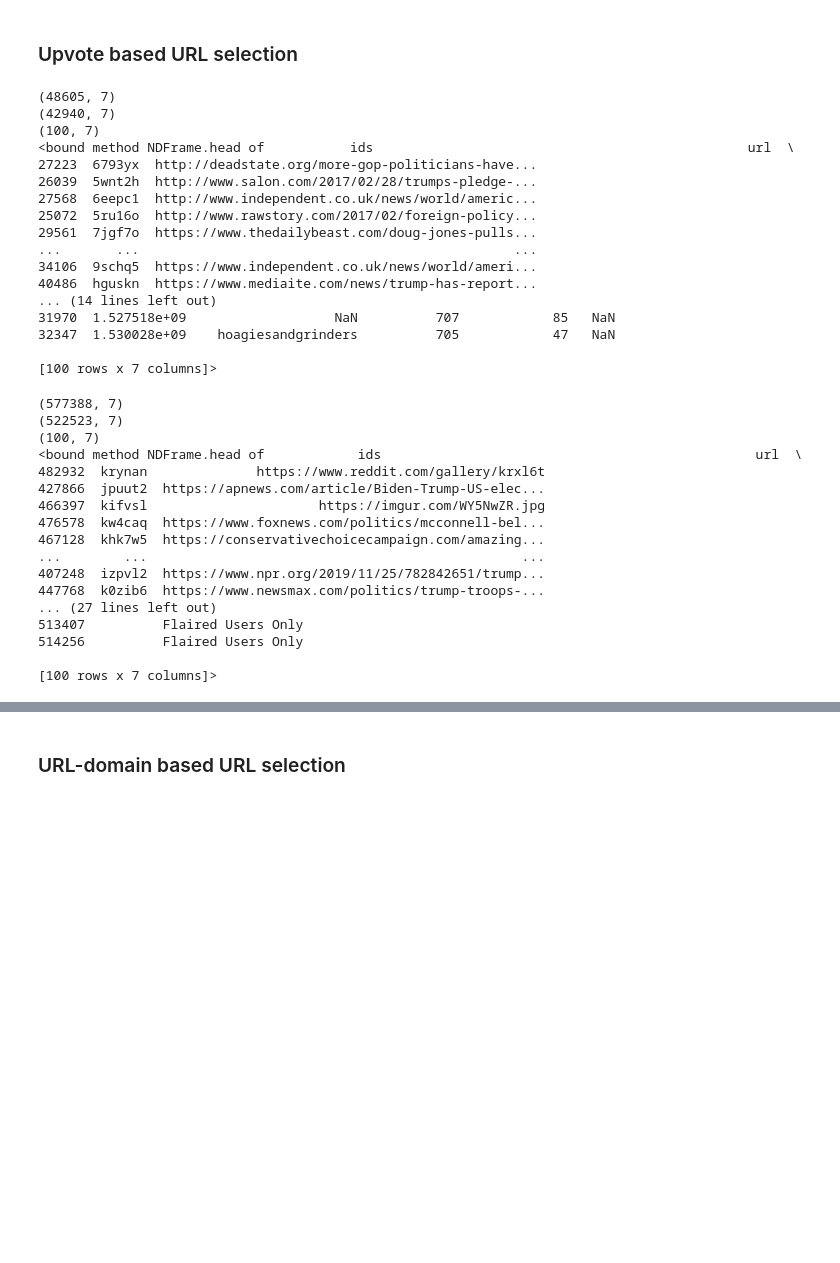
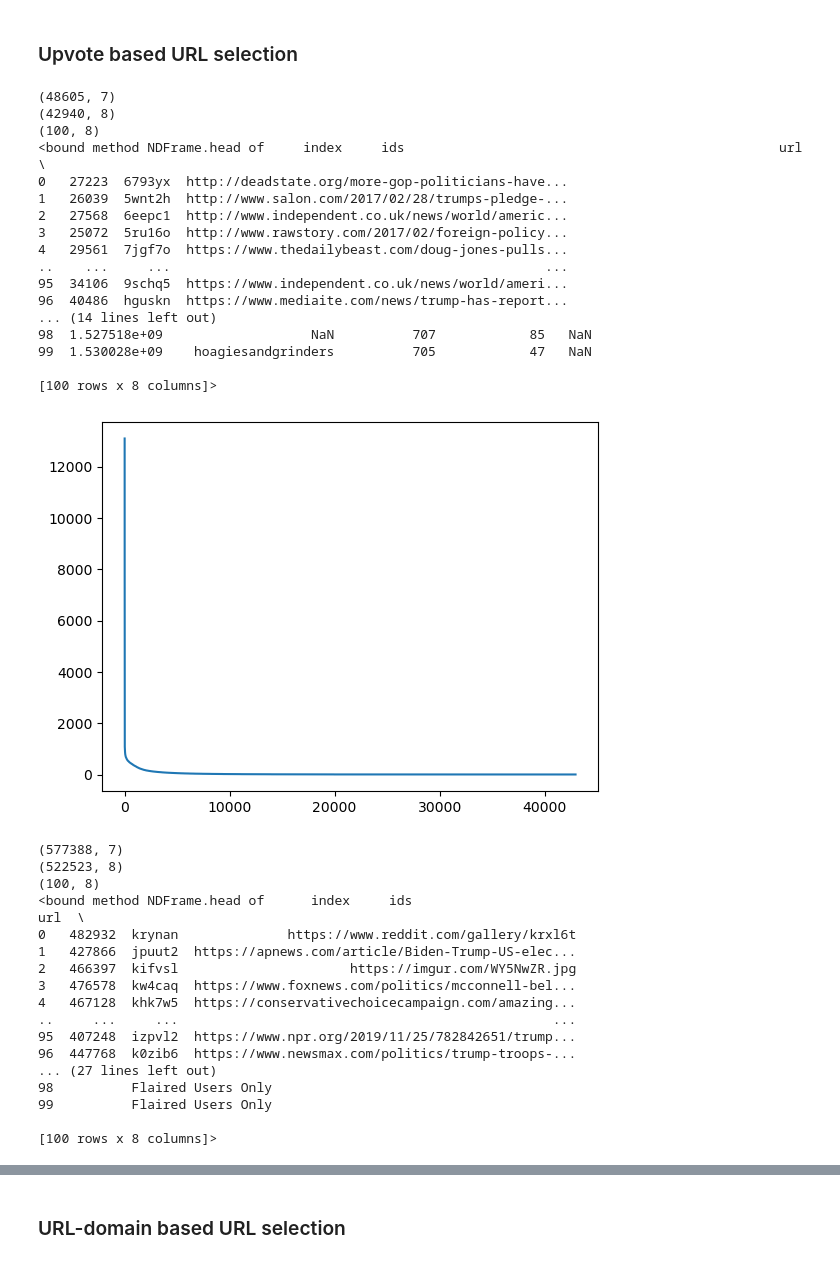
Before and after one commit to ADCLab/RedditIdeologyDB, a Jupyter notebook: Exploratory Data Analysis.ipynb, the cells around one changed output, grey strips where cells are left out. Drawn from its saved outputs; the diff is of its cells as text; code cells hidden in the pictures; blank space fills up the shorter version.

Commit message:
upvote and url_domain distribution plots added

```diff
--- a/Exploratory Data Analysis.ipynb
+++ b/Exploratory Data Analysis.ipynb
@@ -8,6 +11,7 @@ import tldextract
 # %%
 def get_upvoted_URLs(df, n):
     df = df.sort_values(by="num_upvotes", ascending=False)
+    df = df.reset_index()
     df_upvote = df[df.num_upvotes > 0]
     df_upvote_topn = df_upvote[:n]
 
@@ -24,22 +28,28 @@ lib_df_upvote.to_csv("../ids_urls_submission_Liberal_from_1241293173_to_16283087
 lib_df_upvote_top100.to_csv("../ids_urls_submission_Liberal_from_1241293173_to_1628308799_UpvotesOnlyTop100.csv")
 # %% [output]
 (48605, 7)
-(42940, 7)
-(100, 7)
-<bound method NDFrame.head of           ids                                                url  \
-27223  6793yx  http://deadstate.org/more-gop-politicians-have...
-26039  5wnt2h  http://www.salon.com/2017/02/28/trumps-pledge-...
-27568  6eepc1  http://www.independent.co.uk/news/world/americ...
-25072  5ru16o  http://www.rawstory.com/2017/02/foreign-policy...
-29561  7jgf7o  https://www.thedailybeast.com/doug-jones-pulls...
-...       ...                                                ...
-34106  9schq5  https://www.independent.co.uk/news/world/ameri...
-40486  hguskn  https://www.mediaite.com/news/trump-has-report...
+(42940, 8)
+(100, 8)
+<bound method NDFrame.head of     index     ids                                                url  \
+0   27223  6793yx  http://deadstate.org/more-gop-politicians-have...
+1   26039  5wnt2h  http://www.salon.com/2017/02/28/trumps-pledge-...
+2   27568  6eepc1  http://www.independent.co.uk/news/world/americ...
+3   25072  5ru16o  http://www.rawstory.com/2017/02/foreign-policy...
+4   29561  7jgf7o  https://www.thedailybeast.com/doug-jones-pulls...
+..    ...     ...                                                ...
+95  34106  9schq5  https://www.independent.co.uk/news/world/ameri...
+96  40486  hguskn  https://www.mediaite.com/news/trump-has-report...
 ... (14 lines left out)
-31970  1.527518e+09                   NaN          707            85   NaN
-32347  1.530028e+09    hoagiesandgrinders          705            47   NaN
+98  1.527518e+09                   NaN          707            85   NaN
+99  1.530028e+09    hoagiesandgrinders          705            47   NaN
 
-[100 rows x 7 columns]>
+[100 rows x 8 columns]>
+# %%
+# plot lib upvote distribution
+lib_df_upvote.num_upvotes.plot.line()
+plt.show()
+# %% [output]
+[figure, added]
 # %%
 # Conservative data
 con_df = pd.read_csv("../ids_urls_submission_Conservative_from_1202154642_to_1628308799.csv")
@@ -52,19 +62,19 @@ con_df_upvote.to_csv("../ids_urls_submission_Conservative_from_1202154642_to_162
 con_df_upvote_top100.to_csv("../ids_urls_submission_Conservative_from_1202154642_to_1628308799_UpvotesOnlyTop100.csv")
 # %% [output]
 (577388, 7)
-(522523, 7)
-(100, 7)
-<bound method NDFrame.head of            ids                                                url  \
-482932  krynan              https://www.reddit.com/gallery/krxl6t
-427866  jpuut2  https://apnews.com/article/Biden-Trump-US-elec...
-466397  kifvsl                      https://imgur.com/WY5NwZR.jpg
-476578  kw4caq  https://www.foxnews.com/politics/mcconnell-bel...
-467128  khk7w5  https://conservativechoicecampaign.com/amazing...
-...        ...                                                ...
-407248  izpvl2  https://www.npr.org/2019/11/25/782842651/trump...
-447768  k0zib6  https://www.newsmax.com/politics/trump-troops-...
+(522523, 8)
+(100, 8)
+<bound method NDFrame.head of      index     ids                                                url  \
+0   482932  krynan              https://www.reddit.com/gallery/krxl6t
+1   427866  jpuut2  https://apnews.com/article/Biden-Trump-US-elec...
+2   466397  kifvsl                      https://imgur.com/WY5NwZR.jpg
+3   476578  kw4caq  https://www.foxnews.com/politics/mcconnell-bel...
+4   467128  khk7w5  https://conservativechoicecampaign.com/amazing...
+..     ...     ...                                                ...
+95  407248  izpvl2  https://www.npr.org/2019/11/25/782842651/trump...
+96  447768  k0zib6  https://www.newsmax.com/politics/trump-troops-...
 ... (27 lines left out)
-513407          Flaired Users Only
-514256          Flaired Users Only
+98          Flaired Users Only
+99          Flaired Users Only
 
-[100 rows x 7 columns]>
+[100 rows x 8 columns]>
```
Also changed, not shown: parts of 7 cells of this notebook.
